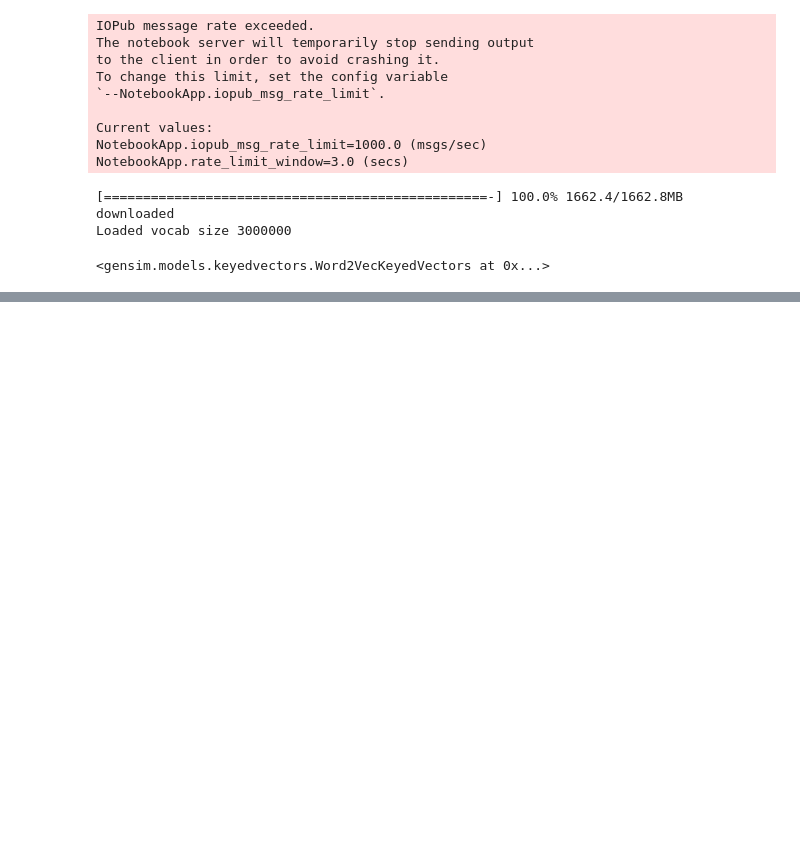
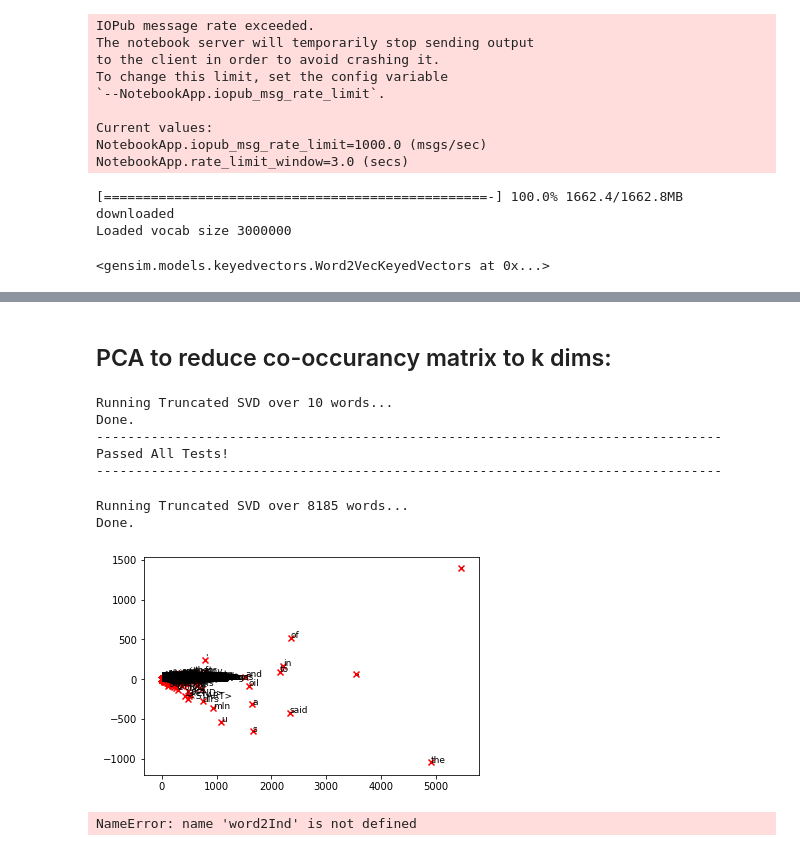
Before and after one commit to PadmanabhanAshwin/NLP--word2vec, a Jupyter notebook: word2vec.ipynb, the cells around one changed output, grey strips where cells are left out. Saved outputs shown, nothing was run; the diff lists cells and outputs as text; code cells hidden in the pictures; blank space fills up the shorter version.

Commit message:
count matrix

```diff
--- a/word2vec.ipynb
+++ b/word2vec.ipynb
@@ -73,0 +89,4 @@ Loaded vocab size 3000000
+# %%
+# Printing it out.
+reuters_corpus = read_corpus()
+pprint.pprint(reuters_corpus[:3], compact=True, width=100)
@@ -73,0 +264,76 @@ Loaded vocab size 3000000
+# %% [markdown]
+## PCA to reduce co-occurancy matrix to k dims:
+# %%
+from sklearn.decomposition import TruncatedSVD
+def reduce_to_k_dim(M, k=2):
+    """ Reduce a co-occurence count matrix of dimensionality (num_corpus_words, num_corpus_words)
+        to a matrix of dimensionality (num_corpus_words, k) using the following SVD function from Scikit-Learn:
+            - http://scikit-learn.org/stable/modules/generated/sklearn.decomposition.TruncatedSVD.html
+
+        Params:
+            M (numpy matrix of shape (number of corpus words, number of corpus words)): co-occurence matrix of word counts
+            k (int): embedding size of each word after dimension reduction
+        Return:
+            M_reduced (numpy matrix of shape (number of corpus words, k)): matrix of k-dimensioal word embeddings.
+                    In terms of the SVD from math class, this actually returns U * S
+    """
+    n_iters = 10     # Use this parameter in your call to `TruncatedSVD`
+    M_reduced = None
+    print("Running Truncated SVD over %i words..." % (M.shape[0]))
+    svd = TruncatedSVD(n_components=k, n_iter=7, random_state=42)
+    svd.fit(M)
+    M_reduced = svd.transform(M)
+    print("Done.")
+    return M_reduced
+# %%
+# ---------------------
+# Run this sanity check
+# Note that this not an exhaustive check for correctness
+# In fact we only check that your M_reduced has the right dimensions.
+# ---------------------
+
+# Define toy corpus and run student code
+test_corpus = ["START All that glitters isn't gold END".split(" "), "START All's well that ends well END".split(" ")]
+M_test, word2Ind_test = compute_co_occurrence_matrix(test_corpus, window_size=1)
+M_test_reduced = reduce_to_k_dim(M_test, k=2)
+
+# Test proper dimensions
+assert (M_test_reduced.shape[0] == 10), "M_reduced has {} rows; should have {}".format(M_test_reduced.shape[0], 10)
+assert (M_test_reduced.shape[1] == 2), "M_reduced has {} columns; should have {}".format(M_test_reduced.shape[1], 2)
+
+# Print Success
+print ("-" * 80)
+print("Passed All Tests!")
+print ("-" * 80)
+# %% [output]
+Running Truncated SVD over 10 words...
+Done.
+--------------------------------------------------------------------------------
+Passed All Tests!
+--------------------------------------------------------------------------------
+# %%
+%matplotlib inline
+import matplotlib.pyplot as plt
+
+[M,word2Ind] = compute_co_occurrence_matrix(reuters_corpus)
+M_reduced = reduce_to_k_dim(M)
+
+# simulating a pandas df['type'] column
+types = word2Ind.keys()
+x_coords = [M_reduced[i, 0] for i in range(len(word2Ind))]
+y_coords = [M_reduced[i, 1] for i in range(len(word2Ind))]
+
+for i,type in enumerate(types):
+    x = x_coords[i]
+    y = y_coords[i]
+    plt.scatter(x, y, marker='x', color='red')
+    plt.text(x+0.3, y+0.3, type, fontsize=9)
+plt.show()
+# %% [output]
+Running Truncated SVD over 8185 words...
+Done.
+[figure, added]
+# %%
+word2Ind["START"]
+# %% [output]
+NameError: name 'word2Ind' is not defined
```
Also changed, not shown: parts of 11 cells of this notebook.
